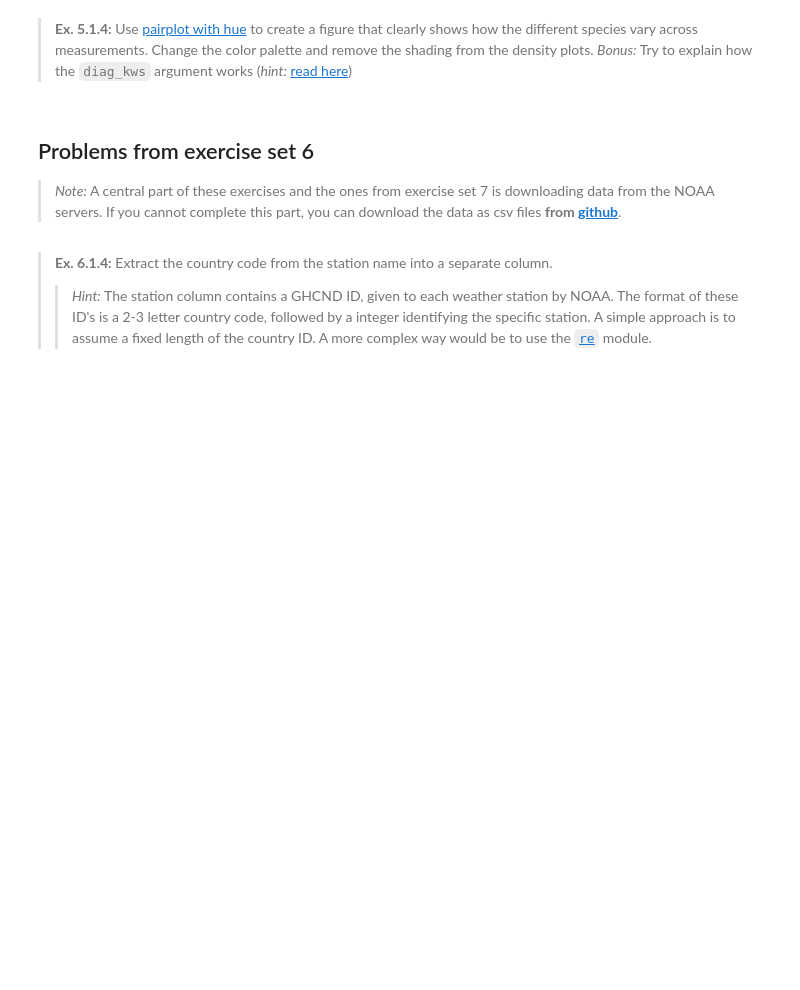
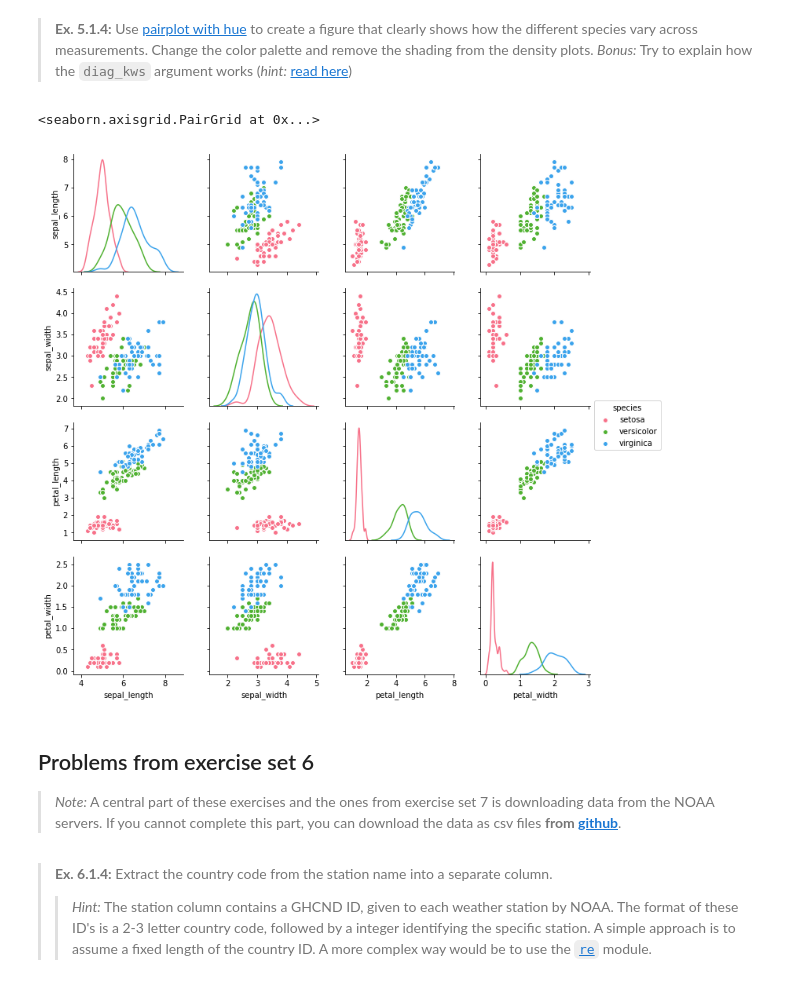
Before and after one commit to 14-social/Assignment-1_ny-, a Jupyter notebook: assignment_1.ipynb, the cells around one changed output. Cells and saved outputs as stored; diff of their text form; code cells hidden in the pictures; blank space fills up the shorter version.

```diff
--- a/assignment_1.ipynb
+++ b/assignment_1.ipynb
@@ -116,3 +284,14 @@ titanic = sns.load_dataset('titanic')
+# %%
+# [Answer to Ex. 5.1.4 here]
+sns.pairplot(iris, hue = 'species', palette = 'husl', diag_kind="kde", diag_kws=dict(shade=False))
+
+#sets colors using palette, at kde is the density function.
+
+#Bonus
+#The diag_**kwargs means that you can use a dictionary style argument.
+# %% [output]
+<seaborn.axisgrid.PairGrid at 0x...>
+[figure, added]
 # %% [markdown]
 ## Problems from exercise set 6
 
```
Also changed, not shown: parts of 42 cells of this notebook.
